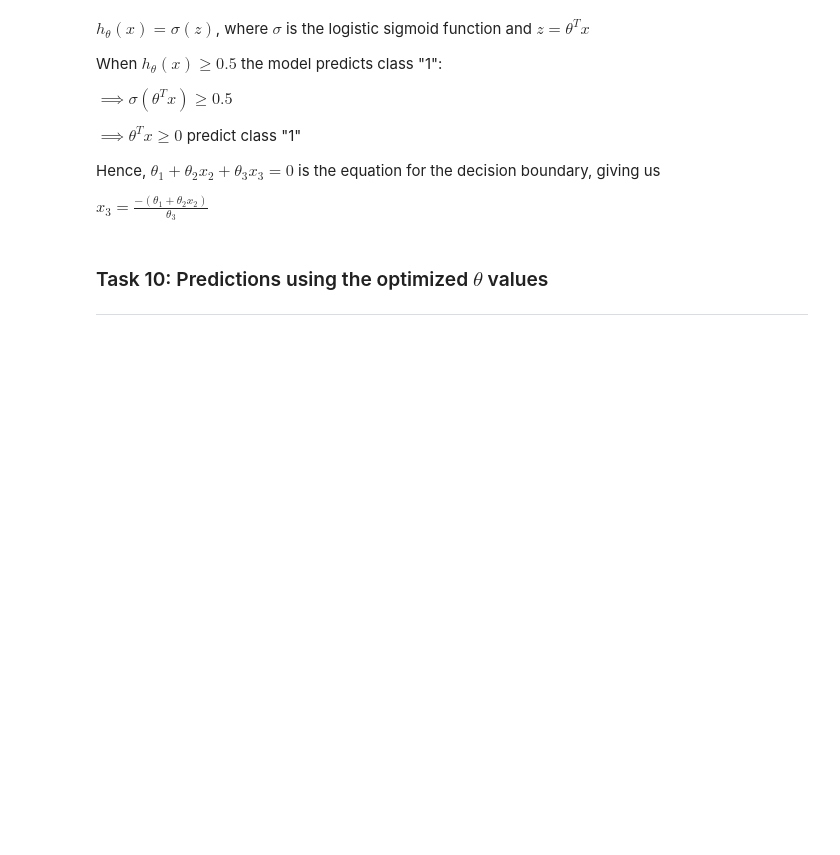
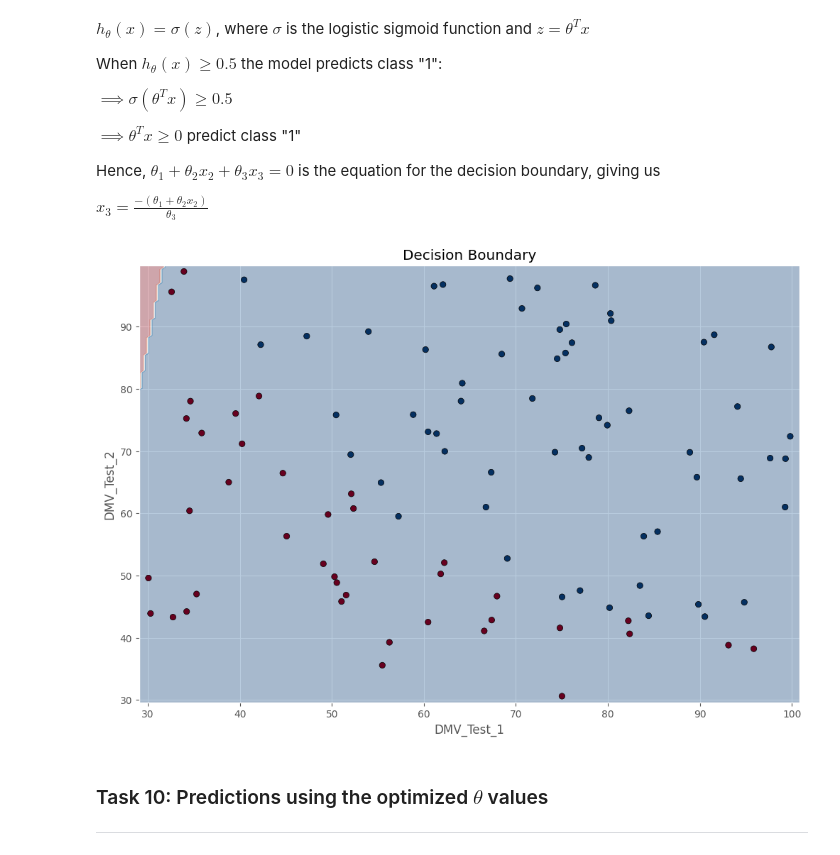
Before and after one commit to Mahesh-Karrevula/ML_LAB, a Jupyter notebook: Logistic_Regression.ipynb, the cells around one changed output. Drawn from its saved outputs; the diff is of its cells as text; code cells hidden in the pictures; blank space fills up the shorter version.

```diff
--- a/Logistic_Regression.ipynb
+++ b/Logistic_Regression.ipynb
@@ -115,6 +233,29 @@ $\implies \theta^Tx \geq 0$ predict class "1"
 Hence, $\theta_1 + \theta_2x_2 + \theta_3x_3 = 0$ is the equation for the decision boundary, giving us
 
 $ x_3 = \frac{-(\theta_1+\theta_2x_2)}{\theta_3}$
+# %%
+def predict(X, w, b):
+    z = np.dot(X, w) + b
+    return (sigmoid(z) >= 0.5).astype(int)
+
+def plot_decision_boundary(X, y, w, b):
+    x_min, x_max = X[:,0].min()-1, X[:,0].max()+1
+    y_min, y_max = X[:,1].min()-1, X[:,1].max()+1
+    xx, yy = np.meshgrid(np.linspace(x_min, x_max, 200),
+                         np.linspace(y_min, y_max, 200))
+    grid = np.c_[xx.ravel(), yy.ravel()]
+    probs = predict(grid, w, b).reshape(xx.shape)
+
+    plt.contourf(xx, yy, probs, alpha=0.3, cmap="RdBu")
+    plt.scatter(X[:,0], X[:,1], c=y, edgecolors='k', cmap="RdBu")
+    plt.xlabel("DMV_Test_1")
+    plt.ylabel("DMV_Test_2")
+    plt.title("Decision Boundary")
+    plt.show()
+
+plot_decision_boundary(X, y, w, b)
+# %% [output]
+[figure, added]
 # %% [markdown]
 ### Task 10: Predictions using the optimized $\theta$ values
 ---
```
Also changed, not shown: parts of 10 cells of this notebook.
